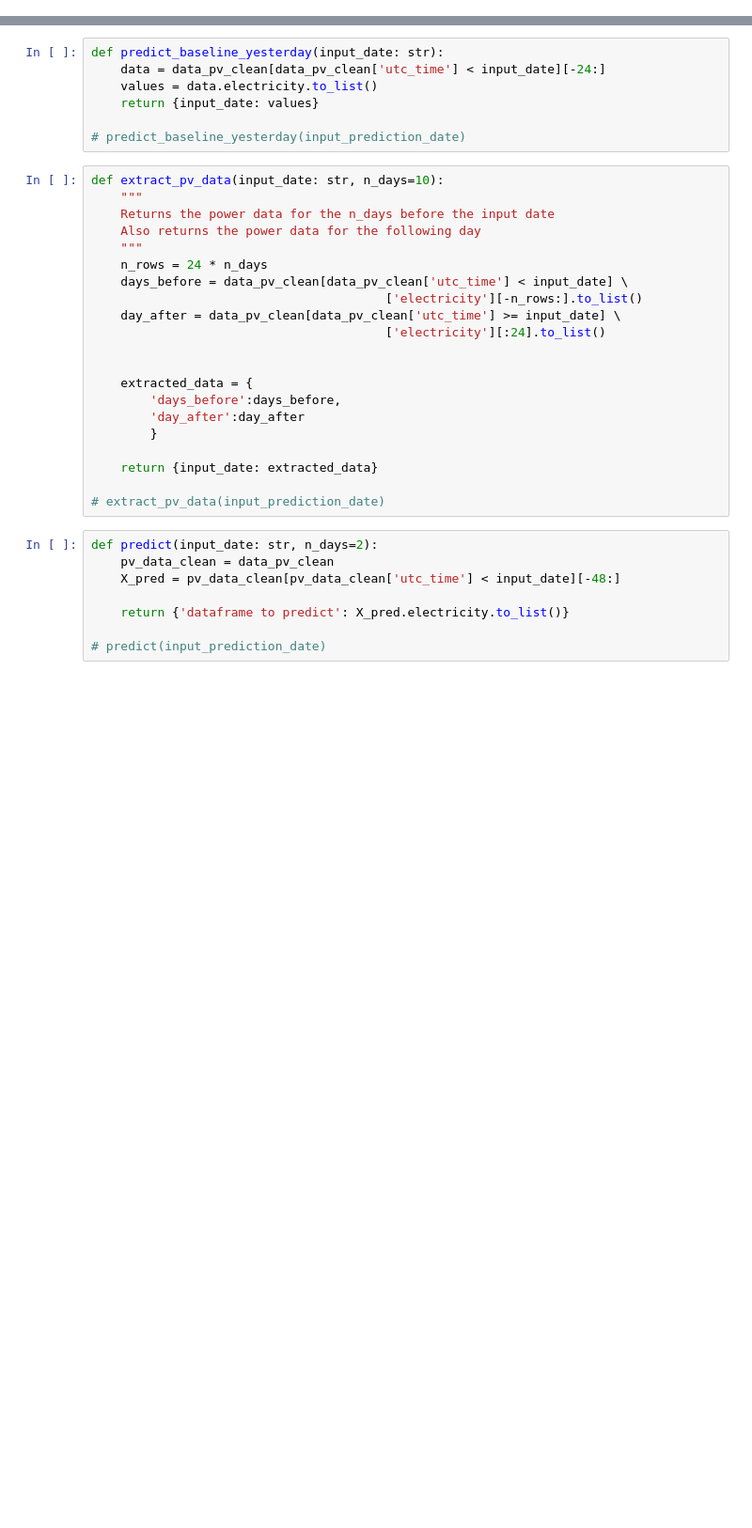
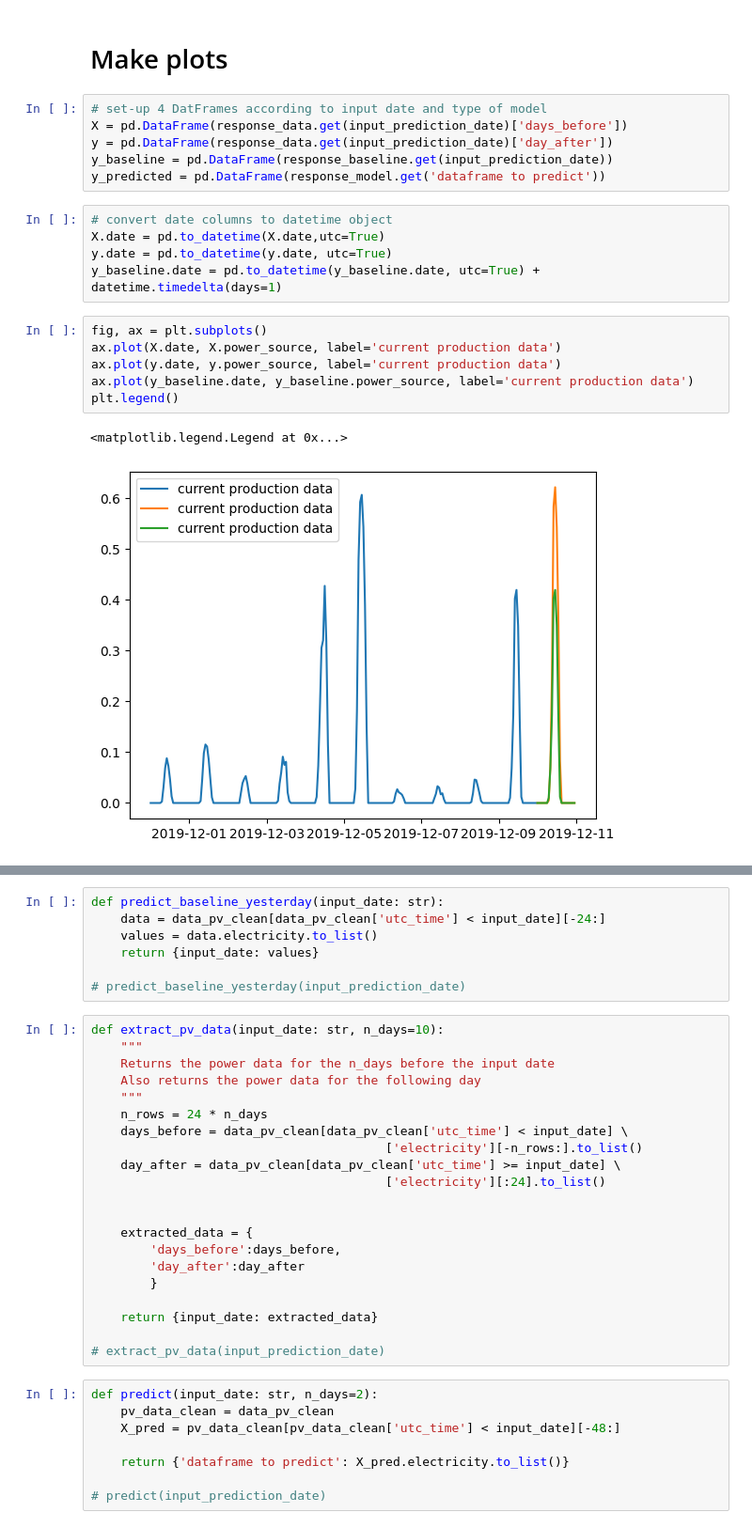
Before and after one commit to jerome-roeser/advanced-power-forecast, a Jupyter notebook: notebooks/jerome_test_API.ipynb, the cells around one changed output, grey strips where cells are left out. Shown at 94% size. Cells and saved outputs as stored; diff of their text form; blank space fills up the shorter version.

```diff
--- a/notebooks/jerome_test_API.ipynb
+++ b/notebooks/jerome_test_API.ipynb
@@ -67,3 +51,25 @@ params_data ={
 endpoint_data = "/extract_data"
 url_data = f"{base_url}{endpoint_data}"
 response_data = requests.get(url_data, params_data).json()
+# %% [markdown]
+# Make plots
+# %%
+# set-up 4 DatFrames according to input date and type of model
+X = pd.DataFrame(response_data.get(input_prediction_date)['days_before'])
+y = pd.DataFrame(response_data.get(input_prediction_date)['day_after'])
+y_baseline = pd.DataFrame(response_baseline.get(input_prediction_date))
+y_predicted = pd.DataFrame(response_model.get('dataframe to predict'))
+# %%
+# convert date columns to datetime object
+X.date = pd.to_datetime(X.date,utc=True)
+y.date = pd.to_datetime(y.date, utc=True)
+y_baseline.date = pd.to_datetime(y_baseline.date, utc=True) + datetime.timedelta(days=1)
+# %%
+fig, ax = plt.subplots()
+ax.plot(X.date, X.power_source, label='current production data')
+ax.plot(y.date, y.power_source, label='current production data')
+ax.plot(y_baseline.date, y_baseline.power_source, label='current production data')
+plt.legend()
+# %% [output]
+<matplotlib.legend.Legend at 0x...>
+[figure, added]
```
Also changed, not shown: parts of 10 cells of this notebook, 2 other files.
